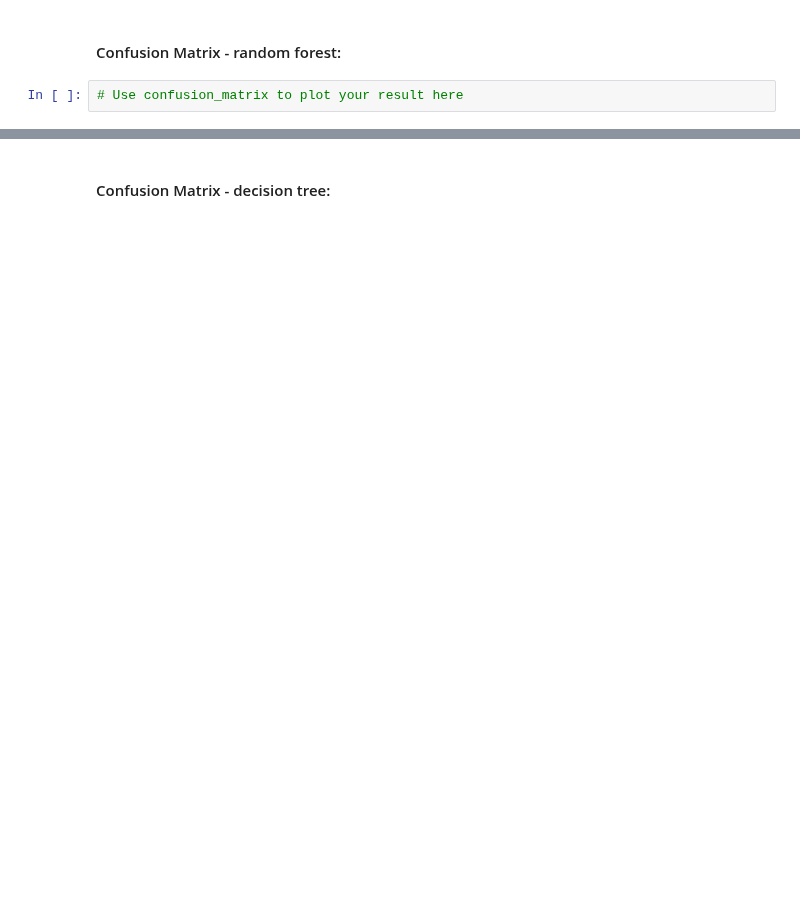
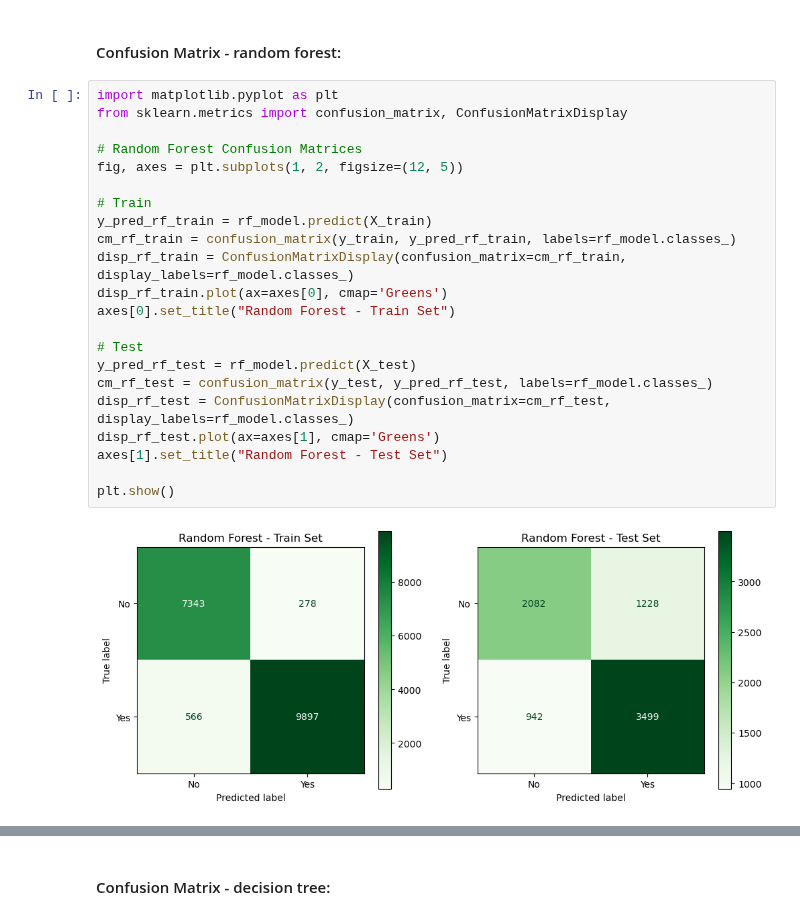
Before and after one commit to renata-liu/dsci-430, a Jupyter notebook: assignment-3/Module 3 assignment AIF360.ipynb, the cells around one changed output, grey strips where cells are left out. Saved outputs shown, nothing was run; the diff lists cells and outputs as text; blank space fills up the shorter version.

```diff
--- a/assignment-3/Module 3 assignment AIF360.ipynb
+++ b/assignment-3/Module 3 assignment AIF360.ipynb
@@ -227,6 +511,28 @@ classified_metric_lr.binary_confusion_matrix(privileged=None)
 # %% [markdown]
 #### Confusion Matrix - random forest:
 # %%
-# Use confusion_matrix to plot your result here
+import matplotlib.pyplot as plt
+from sklearn.metrics import confusion_matrix, ConfusionMatrixDisplay
+
+# Random Forest Confusion Matrices
+fig, axes = plt.subplots(1, 2, figsize=(12, 5))
+
+# Train
+y_pred_rf_train = rf_model.predict(X_train)
+cm_rf_train = confusion_matrix(y_train, y_pred_rf_train, labels=rf_model.classes_)
+disp_rf_train = ConfusionMatrixDisplay(confusion_matrix=cm_rf_train, display_labels=rf_model.classes_)
+disp_rf_train.plot(ax=axes[0], cmap='Greens')
+axes[0].set_title("Random Forest - Train Set")
+
+# Test
+y_pred_rf_test = rf_model.predict(X_test)
+cm_rf_test = confusion_matrix(y_test, y_pred_rf_test, labels=rf_model.classes_)
+disp_rf_test = ConfusionMatrixDisplay(confusion_matrix=cm_rf_test, display_labels=rf_model.classes_)
+disp_rf_test.plot(ax=axes[1], cmap='Greens')
+axes[1].set_title("Random Forest - Test Set")
+
+plt.show()
+# %% [output]
+[figure, added]
 # %%
 classified_metric_rf.binary_confusion_matrix(privileged=None)
```
Also changed, not shown: parts of 35 cells of this notebook.
